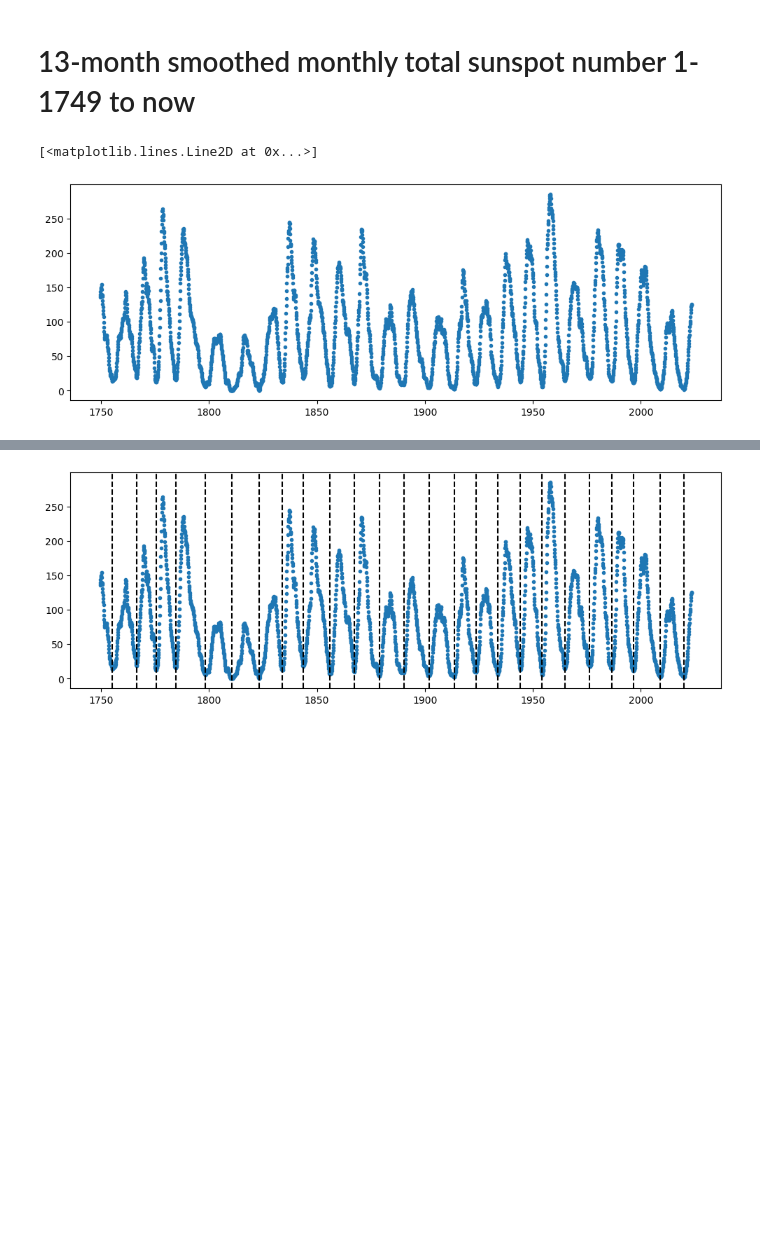
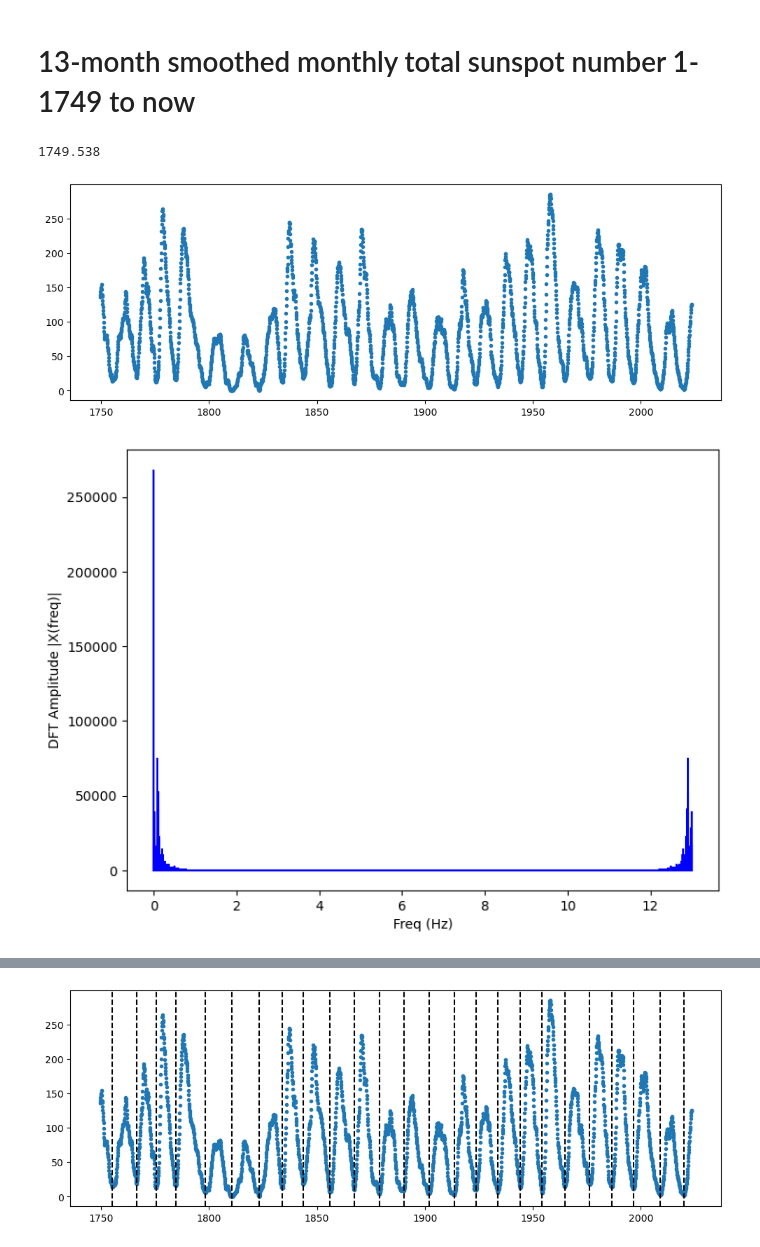
Before and after one commit to Focus9752/Solpletter_projekt, a Jupyter notebook: ok/Solpletanalyse.ipynb, the cells around one changed output, grey strips where cells are left out. Saved outputs shown, nothing was run; the diff lists cells and outputs as text; code cells hidden in the pictures; blank space fills up the shorter version.

```diff
--- a/ok/Solpletanalyse.ipynb
+++ b/ok/Solpletanalyse.ipynb
@@ -20,6 +20,41 @@ Proxy_minimum_dato = np.array([1755+2/13 , 1766+6/13 , 1775+6/13 , 1784+9/13 , 1
 # %%
 plt.figure(figsize=(12,4))
 plt.plot(Dato_brøkdel , Monthly_smoothed_sunspot_number,'.')
+
+print(np.min(Dato_brøkdel))
 # %% [output]
-[<matplotlib.lines.Line2D at 0x...>]
+1749.538
 [figure]
+# %%
+def DFT(x):
+    """
+    Function to calculate the
+    discrete Fourier Transform
+    of a 1D real-valued signal x
+    """
+
+    N = len(x)
+    n = np.arange(N)
+    k = n.reshape((N, 1))
+    e = np.exp(-2j * np.pi * k * n / N)
+
+    X = np.dot(e, x)
+
+    return X
+
+X = DFT(Monthly_smoothed_sunspot_number)
+
+# calculate the frequency
+N = len(X)
+n = np.arange(N)
+T = N/13
+freq = n/T
+
+plt.figure(figsize = (8, 6))
+plt.stem(freq, abs(X), 'b', \
+         markerfmt=" ", basefmt="-b")
+plt.xlabel('Freq (Hz)')
+plt.ylabel('DFT Amplitude |X(freq)|')
+plt.show()
+# %% [output]
+[figure, added]
```
Also changed, not shown: parts of 5 cells of this notebook.
